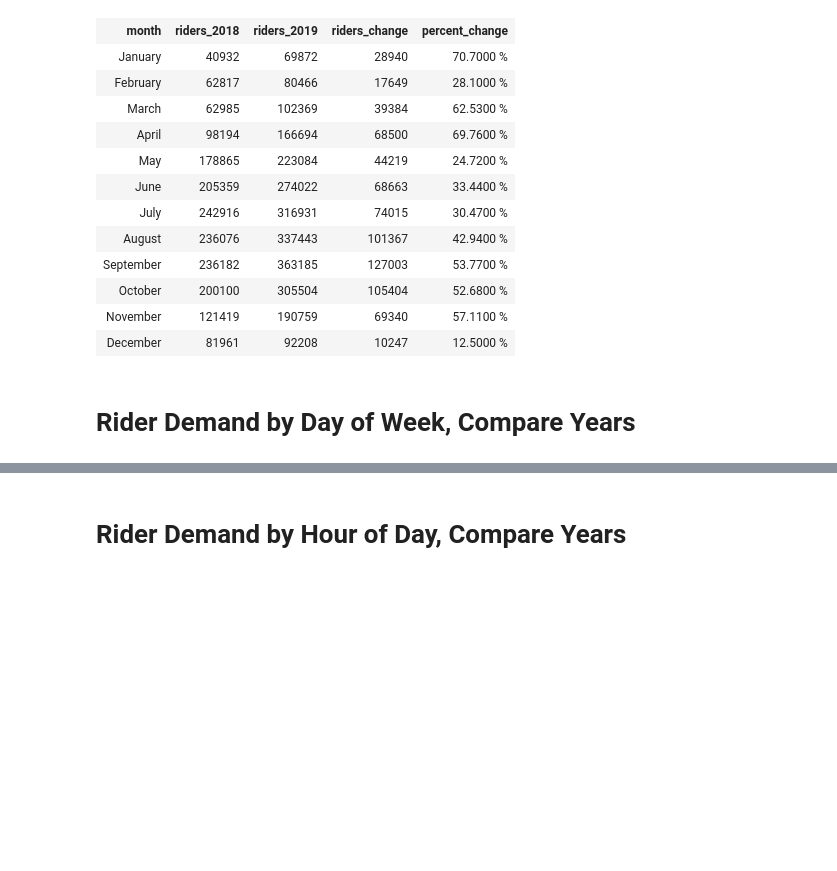
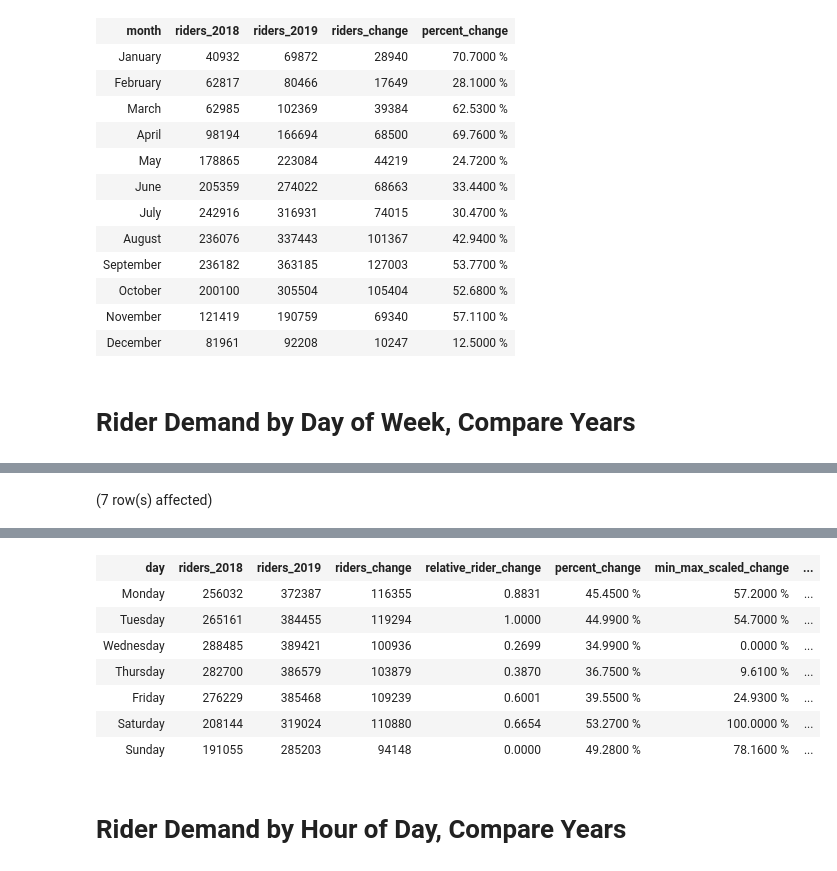
Before and after one commit to datapointchris/boston-bluebikes, a Jupyter notebook: queries.ipynb, the cells around one changed output, grey strips where cells are left out. Drawn from its saved outputs; the diff is of its cells as text; code cells hidden in the pictures; blank space fills up the shorter version.

```diff
--- a/queries.ipynb
+++ b/queries.ipynb
@@ -140,0 +119,24 @@ Total execution time: 00:00:00.204
+# %%
+select
+a.day,
+sum(a.riders) as riders_2018,
+sum(b.riders) as riders_2019,
+sum(b.riders) - sum(a.riders) as riders_change,
+-- min(sum(b.riders) - sum(a.riders)) over() as min_riders_change,
+-- max(sum(b.riders) - sum(a.riders)) over() as max_riders_change,
+round(((sum(b.riders) - sum(a.riders)) - (min(sum(b.riders) - sum(a.riders)) over()))    /    ((max(sum(b.riders) - sum(a.riders)) over()) - (min(sum(b.riders) - sum(a.riders)) over())), 4) as relative_rider_change,
+
+round((sum(b.riders) - sum(a.riders)::numeric) / sum(a.riders), 4) * 100 || ' %' as percent_change,
+-- max((sum(b.riders) - sum(a.riders)::numeric) / sum(a.riders)) over() as max_change,
+-- min((sum(b.riders) - sum(a.riders)::numeric) / sum(a.riders)) over() as min_change,
+-- ((sum(b.riders) - sum(a.riders)::numeric) / sum(a.riders) - (min((sum(b.riders) - sum(a.riders)::numeric) / sum(a.riders)) over())) as new_value, -- this is good
+round(((sum(b.riders) - sum(a.riders)::numeric) / sum(a.riders) - (min((sum(b.riders) - sum(a.riders)::numeric) / sum(a.riders)) over())) / ((max((sum(b.riders) - sum(a.riders)::numeric) / sum(a.riders)) over()) - (min((sum(b.riders) - sum(a.riders)::numeric) / sum(a.riders)) over())), 4) * 100 || ' %' as min_max_scaled_change,
+-- ((percent change of riders) - (minimum of percent change of riders)) / ((maximum of percent change of riders) - (minimum of percent change of riders))
+round(((sum(b.riders) - sum(a.riders)::numeric) / sum(a.riders)) / avg((sum(b.riders) - sum(a.riders)::numeric) / sum(a.riders)) over() - 1, 4) * 100 || ' %' as normalized_abolute_change
+
+from agg_2018 a
+join agg_2019 b on a.month_no = b.month_no and a.day_no = b.day_no and a.hour_no = b.hour_no
+group by a.day, a.day_no
+order by a.day_no;
+# %% [output]
+(7 row(s) affected)
@@ -141,3 +144,11 @@ Total execution time: 00:00:00.204
+| day | riders_2018 | riders_2019 | riders_change | relative_rider_change | percent_change | min_max_scaled_change | ... |
+| Monday | 256032 | 372387 | 116355 | 0.8831 | 45.4500 % | 57.2000 % | ... |
+| Tuesday | 265161 | 384455 | 119294 | 1.0000 | 44.9900 % | 54.7000 % | ... |
+| Wednesday | 288485 | 389421 | 100936 | 0.2699 | 34.9900 % | 0.0000 % | ... |
+| Thursday | 282700 | 386579 | 103879 | 0.3870 | 36.7500 % | 9.6100 % | ... |
+| Friday | 276229 | 385468 | 109239 | 0.6001 | 39.5500 % | 24.9300 % | ... |
+| Saturday | 208144 | 319024 | 110880 | 0.6654 | 53.2700 % | 100.0000 % | ... |
+| Sunday | 191055 | 285203 | 94148 | 0.0000 | 49.2800 % | 78.1600 % | ... |
 # %% [markdown]
 # Rider Demand by Hour of Day, Compare Years
 # %%
```
Also changed, not shown: parts of 5 cells of this notebook, 6 other files.
